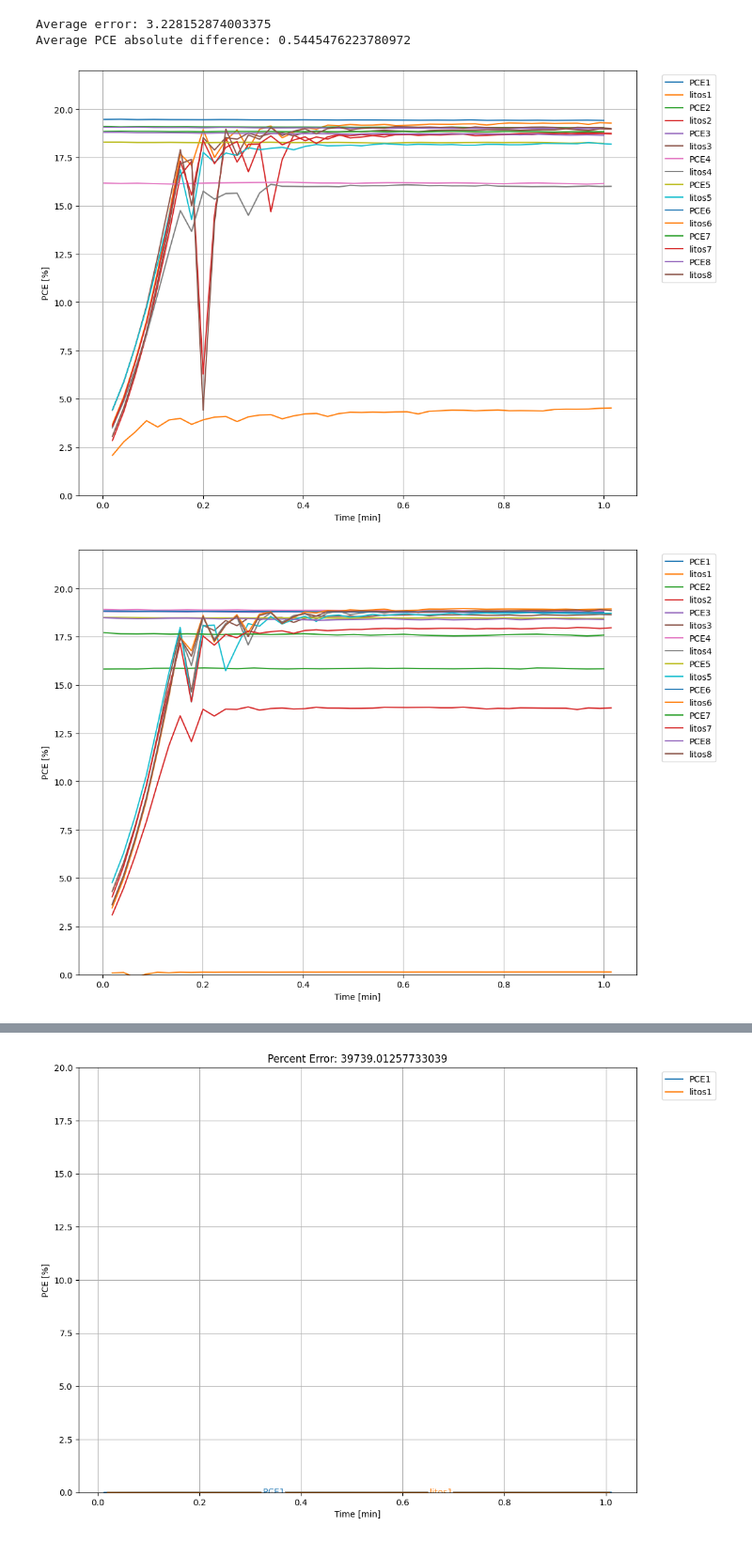
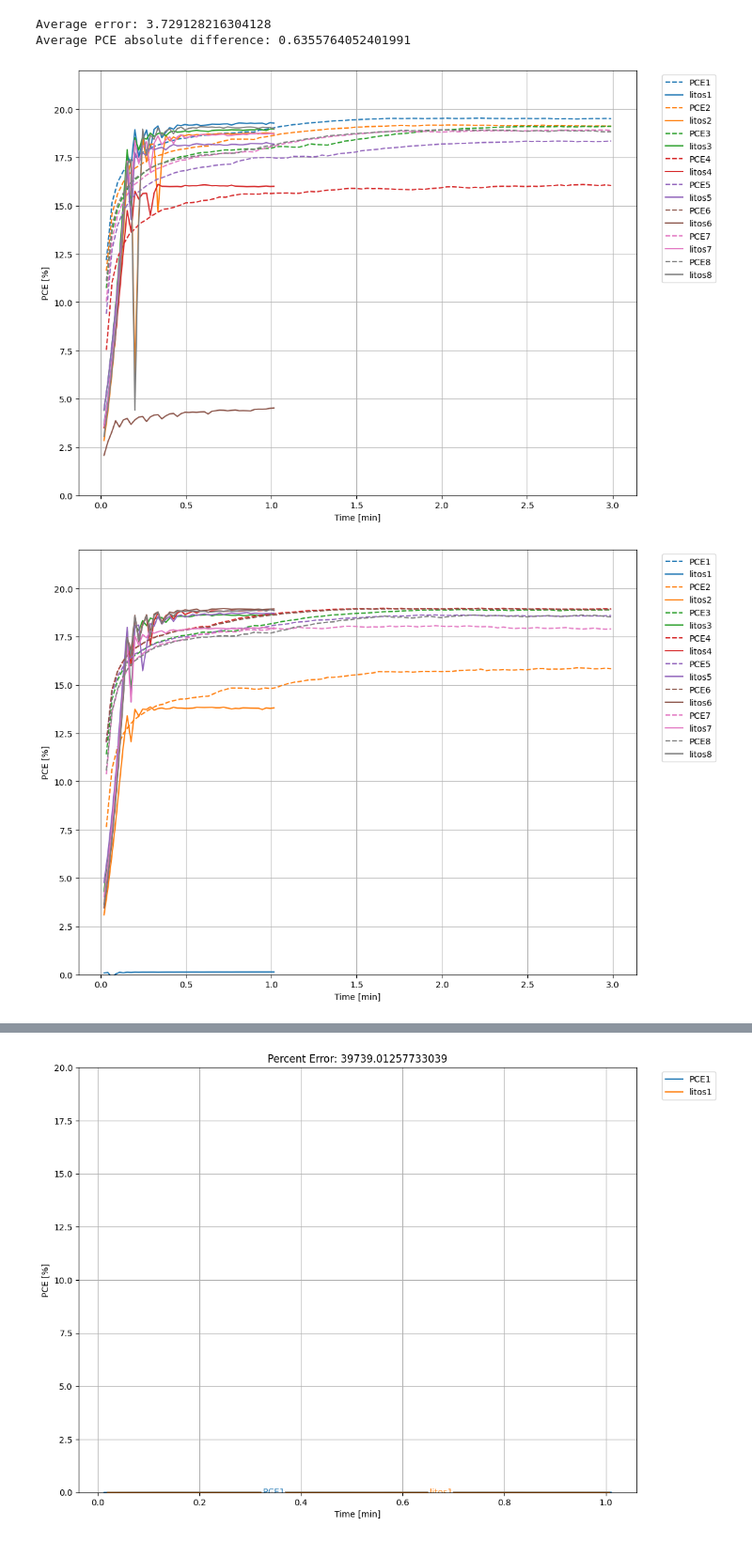
Before and after one commit to AndChen153/Stability-Setup, a Jupyter notebook: Stability-Setup_Python/data_visualization/mppt_compare.ipynb, the cells around one changed output, grey strips where cells are left out. Shown at 94% size. Saved outputs shown, nothing was run; the diff lists cells and outputs as text; code cells hidden in the pictures.

Commit message:
Add auto setting for mppt plotting time scale

```diff
--- a/Stability-Setup_Python/data_visualization/mppt_compare.ipynb
+++ b/Stability-Setup_Python/data_visualization/mppt_compare.ipynb
@@ -91,21 +91,13 @@ def plot_difference(litos_directory, ss_file_path):
 
         # calculation in minutes
         max_time = time[-1]
-        start_threshold = max_time - 1
+        start_threshold = max_time - 2
         start_idx = np.searchsorted(time, start_threshold)
 
-        time = time[start_idx:]
-        data = data[start_idx:,:]
-        time -= start_threshold
+        time = time[:start_idx]
+        data = data[:start_idx,:]
+        # time -= start_threshold
 
-        # because 2 minute trial
-        # half_len = len(data) // 2
-        # pce_list = pce_list[half_len:, :]
-        # time = time[half_len:]
-        # start_time = min(time)
-        # time -= start_time
-        # data = data[half_len:, :]
-        # data *= 2.048 # comment line if not using mask
     # print(pce_list)
     pce_list = np.flip(pce_list, axis=1)
     # min_time = min(time)*0.99
@@ -134,13 +126,23 @@ def plot_difference(litos_directory, ss_file_path):
     errors = []
     average_litos = []
     average = []
+
+    colors = plt.rcParams['axes.prop_cycle'].by_key()['color']
+
     for i in range(8):
         lineName = "PCE" + str(i + 1)
         if ss_file_path:
-            plt.plot(time,data[:,i], label = lineName)
+            plt.plot(time,
+                     data[:,i],
+                     linestyle='--',
+                     color=colors[i % len(colors)],
+                     label = lineName)
         if True:
             # plt.hlines(pce[i], x_start, x_end, label="litos_pce" + str(i + 1))
-            plt.plot(litos_time[i], litos_pce[i], label = "litos" + str(i+1))
+            plt.plot(litos_time[i],
+                     litos_pce[i],
+                     color=colors[i % len(colors)],
+                     label = "litos" + str(i+1))
         if ss_file_path and True:
             second_half = data[:,i][len(data[:,i]) // 2:]
             average_second_half = np.mean(second_half)
@@ -164,34 +166,34 @@ def plot_difference(litos_directory, ss_file_path):
 
     lines = plt.gca().get_lines()
     x_min, x_max = plt.xlim()
     num_lines = len(lines)
     plt.legend(bbox_to_anchor=(1.15, 1))
 
     return (percent_error, abs_diff)
 
 files = [[r"C:\Users\achen\Dropbox\code\Stability-Setup\data\Mar-20-2025 Litos and Stability High PCE test\20-3-2025 litos\device 1",
             r"C:\Users\achen\Dropbox\code\Stability-Setup\data\Mar-20-2025 Litos and Stability High PCE test\Mar-20-2025 13_17_46__Ahmed 4 Device Litos Comparison\Mar-20-2025_13-19-33__Ahmed 4 Device Litos Comparison__ID1__mppt.csv"],
          [r"C:\Users\achen\Dropbox\code\Stability-Setup\data\Mar-20-2025 Litos and Stability High PCE test\20-3-2025 litos\device 2",
             r"C:\Users\achen\Dropbox\code\Stability-Setup\data\Mar-20-2025 Litos and Stability High PCE test\Mar-20-2025 13_17_46__Ahmed 4 Device Litos Comparison\Mar-20-2025_13-19-33__Ahmed 4 Device Litos Comparison__ID2__mppt.csv"],
          [r"C:\Users\achen\Dropbox\code\Stability-Setup\data\Mar-20-2025 Litos and Stability High PCE test\20-3-2025 litos\device 3",
             r"C:\Users\achen\Dropbox\code\Stability-Setup\data\Mar-20-2025 Litos and Stability High PCE test\Mar-20-2025 13_17_46__Ahmed 4 Device Litos Comparison\Mar-20-2025_13-19-33__Ahmed 4 Device Litos Comparison__ID3__mppt.csv"],
          [r"C:\Users\achen\Dropbox\code\Stability-Setup\data\Mar-20-2025 Litos and Stability High PCE test\20-3-2025 litos\device 4",
             r"C:\Users\achen\Dropbox\code\Stability-Setup\data\Mar-20-2025 Litos and Stability High PCE test\Mar-20-2025 13_17_46__Ahmed 4 Device Litos Comparison\Mar-20-2025_13-19-33__Ahmed 4 Device Litos Comparison__ID4__mppt.csv"],
          ]
 
 errors = []
 diffs = []
 for litos, ss_file in files:
     percent_error, abs_diff = plot_difference(litos, ss_file)
     errors.append(percent_error)
     diffs.append(abs_diff)
     # print(percent_error, abs_diff)
 
 
 print(f"Average error: {np.mean(errors)}")
 print(f"Average PCE absolute difference: {np.mean(diffs)}")
 # %% [output]
-Average error: 3.228152874003375
-Average PCE absolute difference: 0.5445476223780972
+Average error: 3.729128216304128
+Average PCE absolute difference: 0.6355764052401991
-[figure, old version]
+[figure, new version]
-[figure, old version]
+[figure, new version]
```
Also changed, not shown: parts of 1 cell of this notebook, 5 other files.
